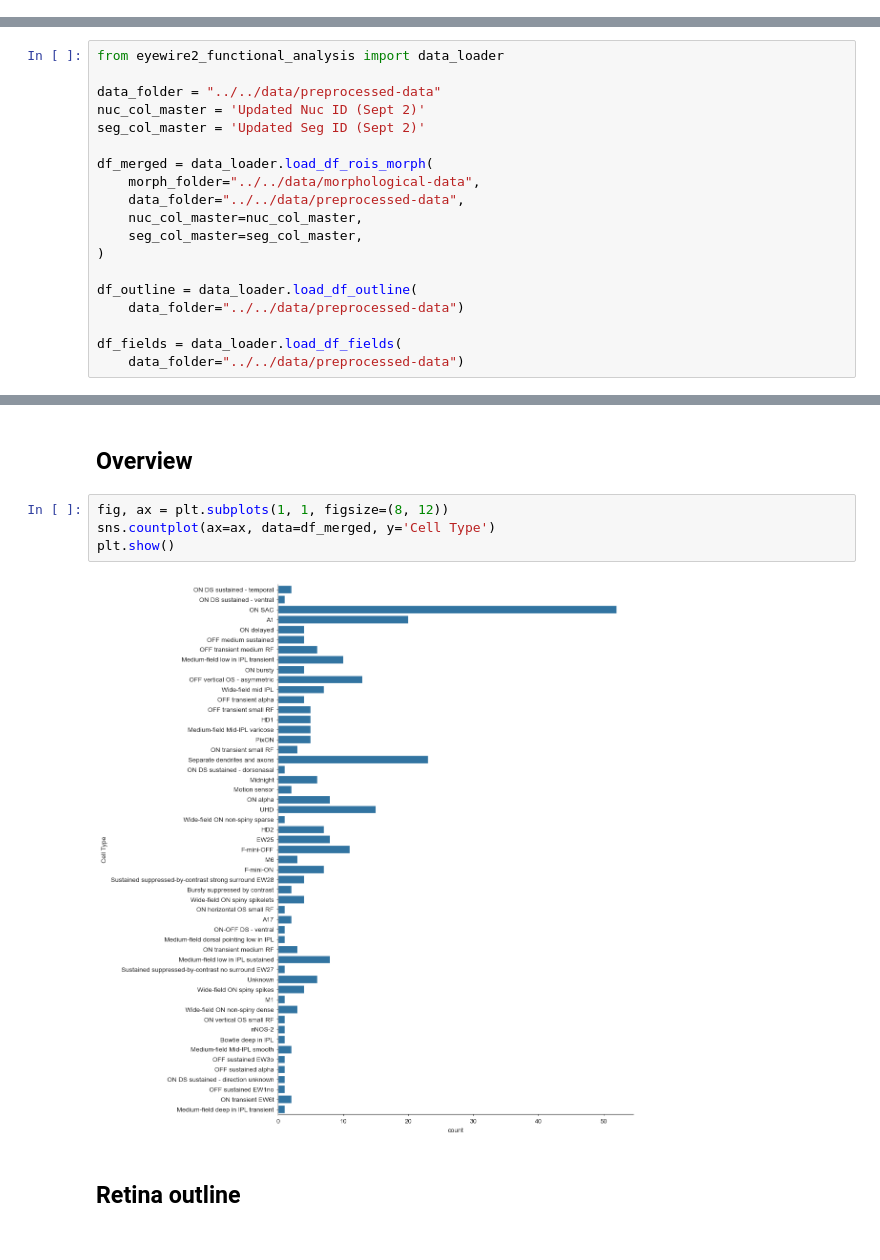
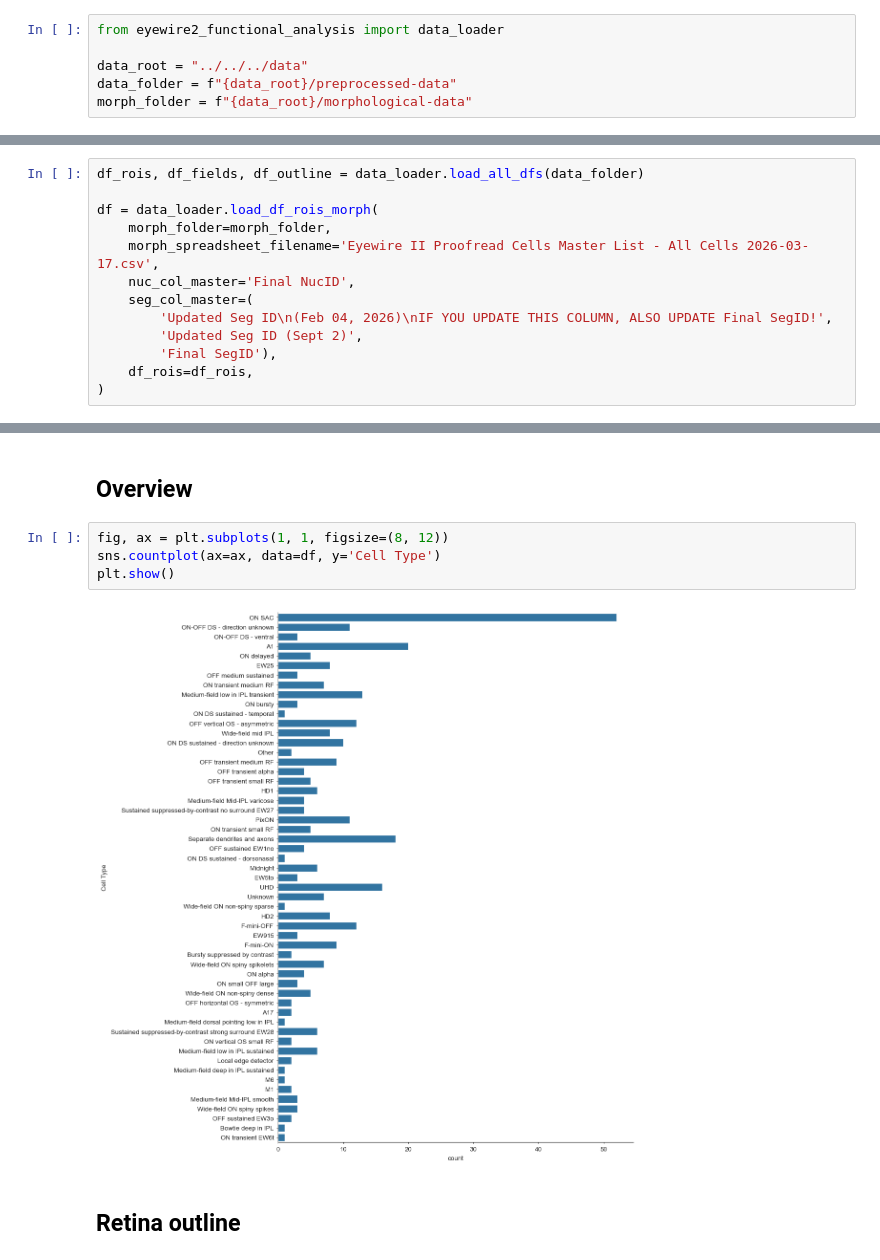
Before and after one commit to eyewire2/eyewire2-functional-analysis, a Jupyter notebook: notebooks/analysis/manuscript/Fig4.ipynb, the cells around one changed output, grey strips where cells are left out. Drawn from its saved outputs; the diff is of its cells as text.

Commit message:
add swcs. also more cleanup and reruns

```diff
--- a/notebooks/analysis/manuscript/Fig4.ipynb
+++ b/notebooks/analysis/manuscript/Fig4.ipynb
@@ -6,3 +9,9 @@ import os
 import matplotlib.pyplot as plt
 import numpy as np
 import seaborn as sns
+# %%
+from eyewire2_functional_analysis import data_loader
+
+data_root = "../../../data"
+data_folder = f"{data_root}/preprocessed-data"
+morph_folder = f"{data_root}/morphological-data"
@@ -9,22 +22,16 @@ import seaborn as sns
 # %%
-from eyewire2_functional_analysis import data_loader
+df_rois, df_fields, df_outline = data_loader.load_all_dfs(data_folder)
 
-data_folder = "../../data/preprocessed-data"
-nuc_col_master = 'Updated Nuc ID (Sept 2)'
-seg_col_master = 'Updated Seg ID (Sept 2)'
-
-df_merged = data_loader.load_df_rois_morph(
-    morph_folder="../../data/morphological-data",
-    data_folder="../../data/preprocessed-data",
-    nuc_col_master=nuc_col_master,
-    seg_col_master=seg_col_master,
+df = data_loader.load_df_rois_morph(
+    morph_folder=morph_folder,
+    morph_spreadsheet_filename='Eyewire II Proofread Cells Master List - All Cells 2026-03-17.csv',
+    nuc_col_master='Final NucID',
+    seg_col_master=(
+        'Updated Seg ID\n(Feb 04, 2026)\nIF YOU UPDATE THIS COLUMN, ALSO UPDATE Final SegID!',
+        'Updated Seg ID (Sept 2)',
+        'Final SegID'),
+    df_rois=df_rois,
 )
-
-df_outline = data_loader.load_df_outline(
-    data_folder="../../data/preprocessed-data")
-
-df_fields = data_loader.load_df_fields(
-    data_folder="../../data/preprocessed-data")
 # %% [markdown]
 ## Stimuli
 # %%
@@ -79,10 +86,10 @@ os.makedirs(fig_dir, exist_ok=True)
 ## Overview
 # %%
 fig, ax = plt.subplots(1, 1, figsize=(8, 12))
-sns.countplot(ax=ax, data=df_merged, y='Cell Type')
+sns.countplot(ax=ax, data=df, y='Cell Type')
 plt.show()
 # %% [output]
-[figure, old version]
+[figure, new version]
 # %% [markdown]
 ## Retina outline
 # %%
```
Also changed, not shown: parts of 12 cells of this notebook, 4 other files.
